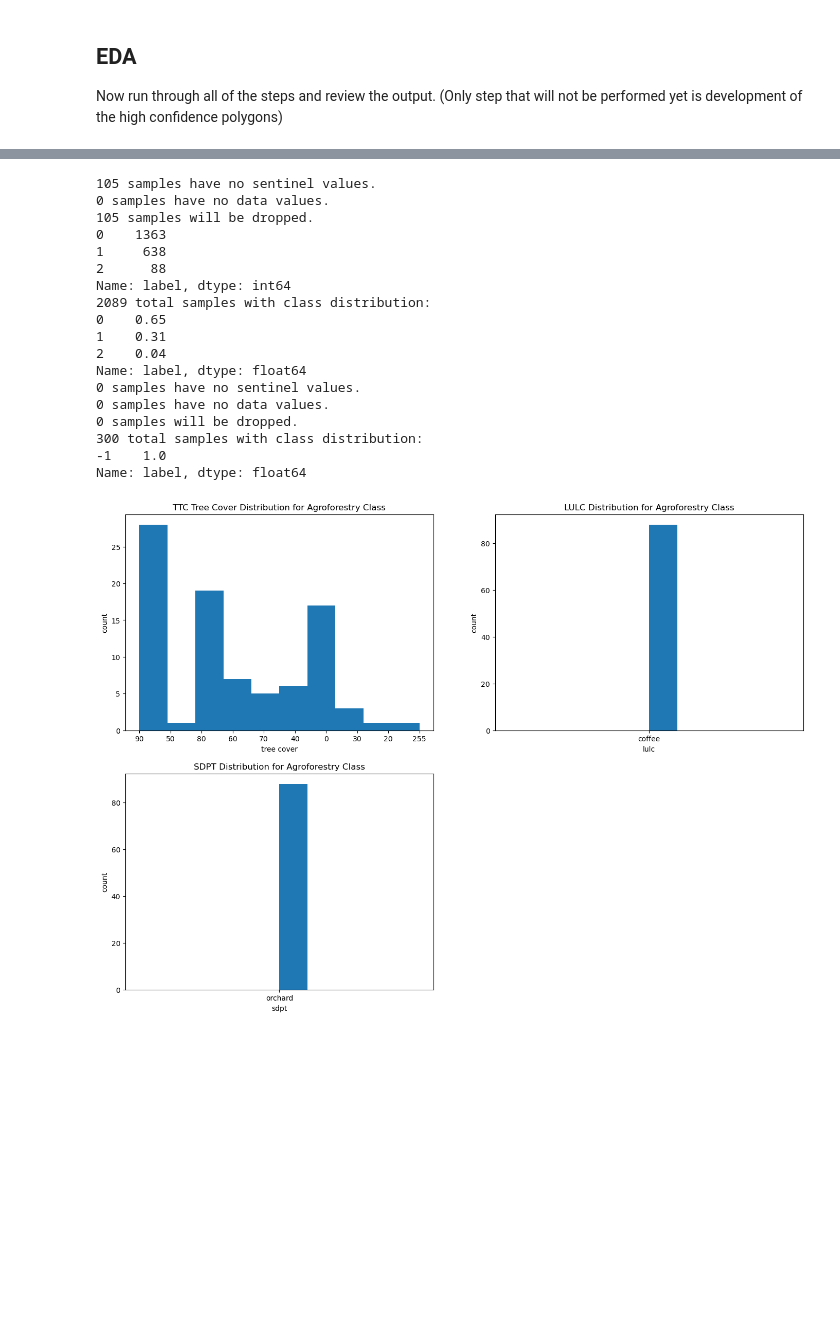
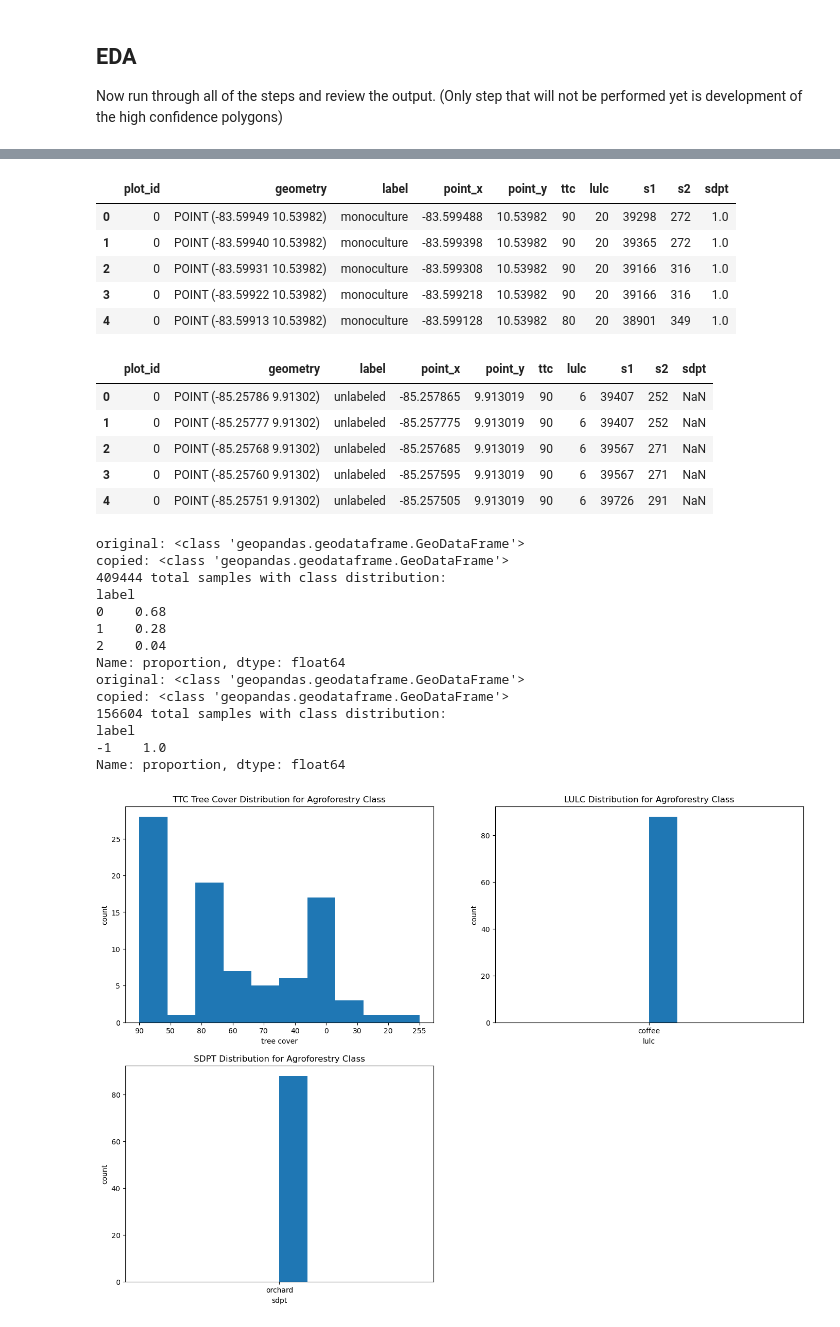
Before and after one commit to wri/label_propagation, a Jupyter notebook: notebooks/prototype_workflow.ipynb, the cells around one changed output, grey strips where cells are left out. Drawn from its saved outputs; the diff is of its cells as text; code cells hidden in the pictures; blank space fills up the shorter version.

```diff
--- a/notebooks/prototype_workflow.ipynb
+++ b/notebooks/prototype_workflow.ipynb
@@ -452,3 +463,4 @@ Completed in: 0:01:39.873523
 # %%
-#labeled_grid = convert_centroid_to_grid(labeled_pts, to_crs=3857)
-#unlabeled_grid = convert_centroid_to_grid(unlabeled_pts, to_crs=3857)
+# convert centroids to grids
+labeled_grid = convert_centroid_to_grid(labeled_pts)
+unlabeled_grid = convert_centroid_to_grid(unlabeled_pts)
@@ -501,22 +483,39 @@ unlabeled_raw = get_features(unlabeled_pts)
+# %%
+# now extract features for the entire grid
+labeled_feats = extract_features(labeled_grid)
+unlabeled_feats = extract_features(unlabeled_grid)
+# %%
+display(labeled_feats.head())
+display(unlabeled_feats.head())
+# %% [output]
+|  | plot_id | geometry | label | point_x | point_y | ttc | lulc | s1 | s2 | sdpt |
+| 0 | 0 | POINT (-83.59949 10.53982) | monoculture | -83.599488 | 10.53982 | 90 | 20 | 39298 | 272 | 1.0 |
+| 1 | 0 | POINT (-83.59940 10.53982) | monoculture | -83.599398 | 10.53982 | 90 | 20 | 39365 | 272 | 1.0 |
+| 2 | 0 | POINT (-83.59931 10.53982) | monoculture | -83.599308 | 10.53982 | 90 | 20 | 39166 | 316 | 1.0 |
+| 3 | 0 | POINT (-83.59922 10.53982) | monoculture | -83.599218 | 10.53982 | 90 | 20 | 39166 | 316 | 1.0 |
+| 4 | 0 | POINT (-83.59913 10.53982) | monoculture | -83.599128 | 10.53982 | 80 | 20 | 38901 | 349 | 1.0 |
+|  | plot_id | geometry | label | point_x | point_y | ttc | lulc | s1 | s2 | sdpt |
+| 0 | 0 | POINT (-85.25786 9.91302) | unlabeled | -85.257865 | 9.913019 | 90 | 6 | 39407 | 252 | NaN |
+| 1 | 0 | POINT (-85.25777 9.91302) | unlabeled | -85.257775 | 9.913019 | 90 | 6 | 39407 | 252 | NaN |
+| 2 | 0 | POINT (-85.25768 9.91302) | unlabeled | -85.257685 | 9.913019 | 90 | 6 | 39567 | 271 | NaN |
+| 3 | 0 | POINT (-85.25760 9.91302) | unlabeled | -85.257595 | 9.913019 | 90 | 6 | 39567 | 271 | NaN |
+| 4 | 0 | POINT (-85.25751 9.91302) | unlabeled | -85.257505 | 9.913019 | 90 | 6 | 39726 | 291 | NaN |
 # %%
-labeled = clean_features(labeled_raw, labels=True, sample=False)
-unlabeled = clean_features(unlabeled_raw, labels=False, sample=False)
+# clean features
+labeled = clean_features(labeled_feats, labels=True)
+unlabeled = clean_features(unlabeled_feats, labels=False)
 # %% [output]
-105 samples have no sentinel values.
-0 samples have no data values.
-105 samples will be dropped.
-0    1363
-1     638
-2      88
-Name: label, dtype: int64
-2089 total samples with class distribution:
-0    0.65
-1    0.31
+original: <class 'geopandas.geodataframe.GeoDataFrame'>
+copied: <class 'geopandas.geodataframe.GeoDataFrame'>
+409444 total samples with class distribution:
+label
+0    0.68
+1    0.28
 2    0.04
-Name: label, dtype: float64
-0 samples have no sentinel values.
-0 samples have no data values.
-0 samples will be dropped.
-300 total samples with class distribution:
+Name: proportion, dtype: float64
+original: <class 'geopandas.geodataframe.GeoDataFrame'>
+copied: <class 'geopandas.geodataframe.GeoDataFrame'>
+156604 total samples with class distribution:
+label
 -1    1.0
-Name: label, dtype: float64
+Name: proportion, dtype: float64
```
Also changed, not shown: parts of 38 cells of this notebook, 4 other files.
